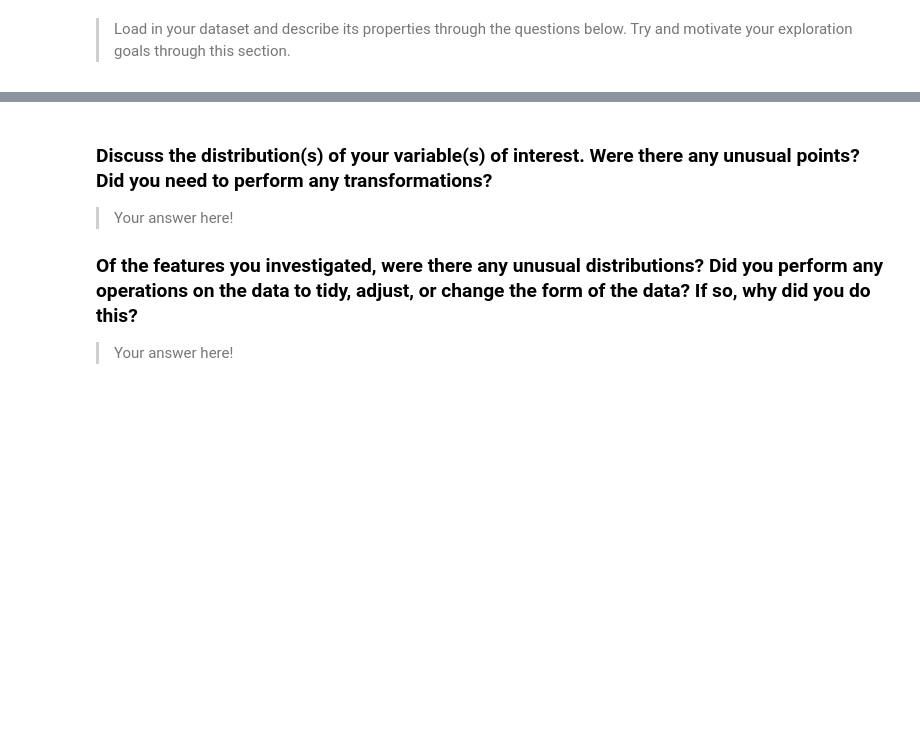
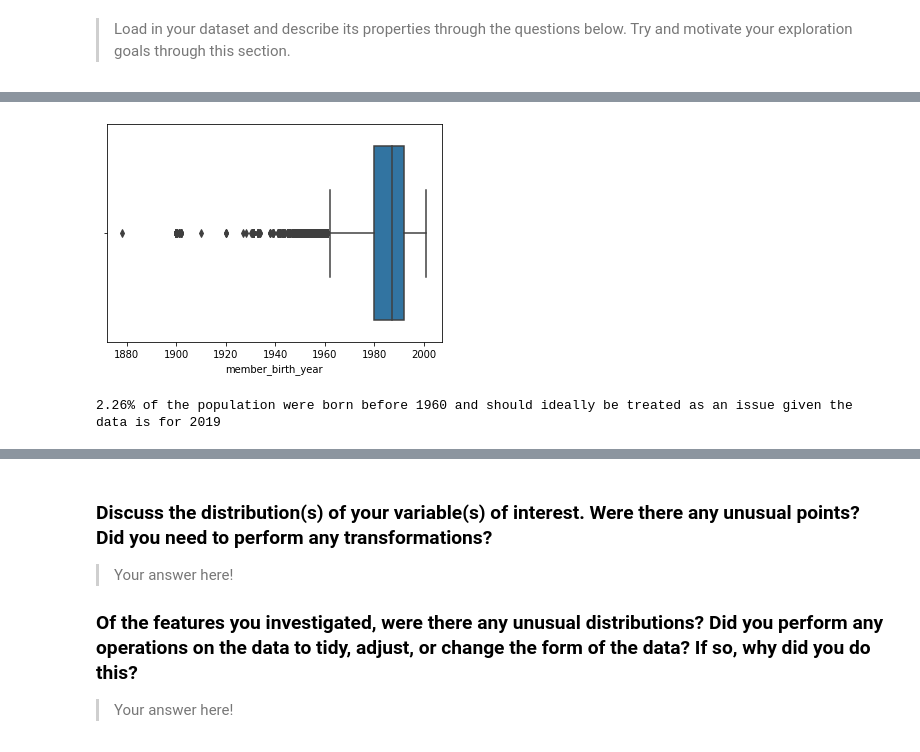
Before and after one commit to PeterBaraka/BayArea-Bike-Share-Analysis, a Jupyter notebook: Part_I_exploration_template.ipynb, the cells around one changed output, grey strips where cells are left out. Saved outputs shown, nothing was run; the diff lists cells and outputs as text; code cells hidden in the pictures; blank space fills up the shorter version.

```diff
--- a/Part_I_exploration_template.ipynb
+++ b/Part_I_exploration_template.ipynb
@@ -38,0 +27,3 @@ import seaborn as sb
+# %%
+# Load the ford go bike dataset
+bikeData = pd.read_csv('./data/201902-fordgobike-tripdata.csv')
@@ -38,0 +185,15 @@ import seaborn as sb
+# %%
+# Make a copy of the dataset to work on
+tripsData = bikeData.copy()
+# %%
+# Cleaning data
+# Fix incorrect datatypes
+tripsData['start_time'] = pd.to_datetime(tripsData['start_time'])
+tripsData['end_time'] = pd.to_datetime(tripsData['end_time'])
+tripsData['start_station_id'] = tripsData['start_station_id'].astype('str')
+tripsData['end_station_id'] = tripsData['end_station_id'].astype('str')
+tripsData['bike_id'] = tripsData['bike_id'].astype('str')
+tripsData['user_type'] = tripsData['user_type'].astype('category')
+tripsData['member_gender'] = tripsData['member_gender'].astype('category')
+
+tripsData.info(show_counts=True)
@@ -38,0 +218,13 @@ import seaborn as sb
+# %%
+# Add more insightful columns to assist in more informed plots
+# 1. Trip duration in minutes
+# 2. Trip start date in dd-mm-yyyy format
+# 3. Trip start hour, day and month
+
+tripsData['duration_minute'] = tripsData['duration_sec']/60
+tripsData['start_date'] = tripsData.start_time.dt.strftime('%d-%m-%Y')
+tripsData['start_hour'] = tripsData.start_time.dt.strftime('%H')
+tripsData['start_day'] = tripsData.start_time.dt.strftime('%A')
+tripsData['start_month'] = tripsData.start_time.dt.strftime('%B')
+
+tripsData.head()
@@ -38,0 +239,12 @@ import seaborn as sb
+# %%
+# Check for outliers in birth year column
+sb.boxplot(tripsData['member_birth_year'])
+# %% [output]
+[figure, added]
+# %%
+# check for proportion of people born before 1960
+pre_1960 = len(tripsData[tripsData['member_birth_year']<1960])
+pre_1960_percent = pre_1960/len(tripsData)
+print (f'{(pre_1960_percent*100):.2f}% of the population were born before 1960 and should ideally be treated as an issue given the data is for 2019')
+# %% [output]
+2.26% of the population were born before 1960 and should ideally be treated as an issue given the data is for 2019
```
Also changed, not shown: parts of 38 cells of this notebook, 1 other file.
